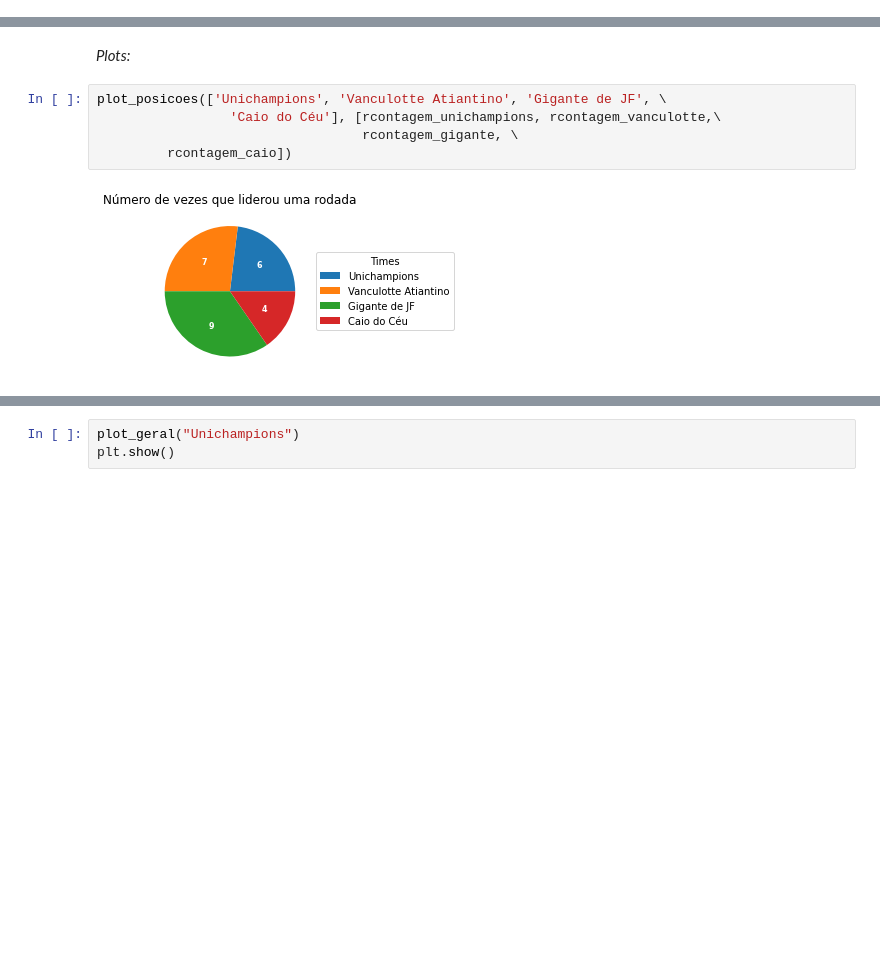
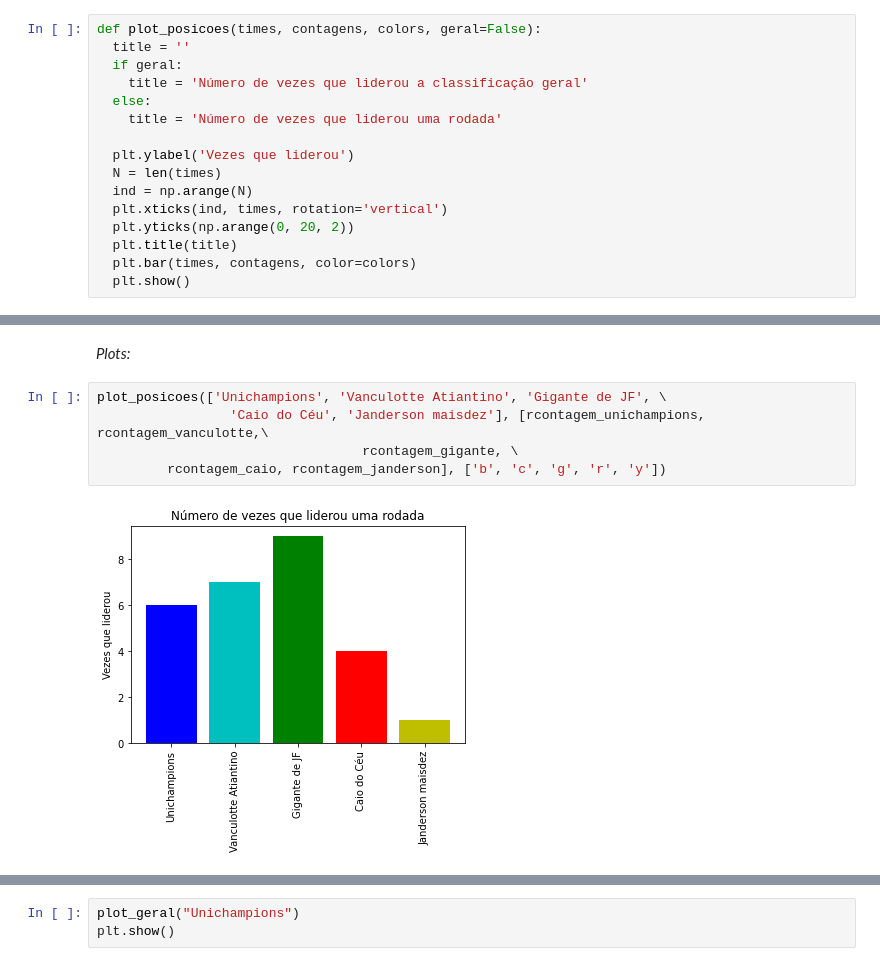
Before and after one commit to Eric-Mendes/estatisticas-quem-cair-calil, a Jupyter notebook: dados_quem_cair_calil_20_21.ipynb, the cells around one changed output, grey strips where cells are left out. Saved outputs shown, nothing was run; the diff lists cells and outputs as text; blank space fills up the shorter version.

```diff
--- a/dados_quem_cair_calil_20_21.ipynb
+++ b/dados_quem_cair_calil_20_21.ipynb
@@ -358,3 +325,19 @@ def plot_posicoes(times, contagens, geral=False):
+# %%
+def plot_posicoes(times, contagens, colors, geral=False):
+  title = ''
+  if geral:
+    title = 'Número de vezes que liderou a classificação geral'
+  else:
+    title = 'Número de vezes que liderou uma rodada'
+
+  plt.ylabel('Vezes que liderou')
+  N = len(times)
+  ind = np.arange(N)
+  plt.xticks(ind, times, rotation='vertical')
+  plt.yticks(np.arange(0, 20, 2))
+  plt.title(title)
+  plt.bar(times, contagens, color=colors)
+  plt.show()
 # %%
 def plot_geral(time, COLOR='b', total=False):
   pontuacoes = []
@@ -376,11 +359,11 @@ def plot_geral(time, COLOR='b', total=False):
 *Plots:*
 # %%
 plot_posicoes(['Unichampions', 'Vanculotte Atiantino', 'Gigante de JF', \
-                 'Caio do Céu'], [rcontagem_unichampions, rcontagem_vanculotte,\
+                 'Caio do Céu', 'Janderson maisdez'], [rcontagem_unichampions, rcontagem_vanculotte,\
                                   rcontagem_gigante, \
-         rcontagem_caio])
+         rcontagem_caio, rcontagem_janderson], ['b', 'c', 'g', 'r', 'y'])
 # %% [output]
-[figure, old version]
+[figure, new version]
 # %%
 plot_posicoes(['Vanculotte Atiantino', 'Gigante de JF', 'Caio do Céu'], \
                 [gcontagem_vanculotte, gcontagem_gigante, gcontagem_caio], \
```
Also changed, not shown: parts of 2 cells of this notebook.
